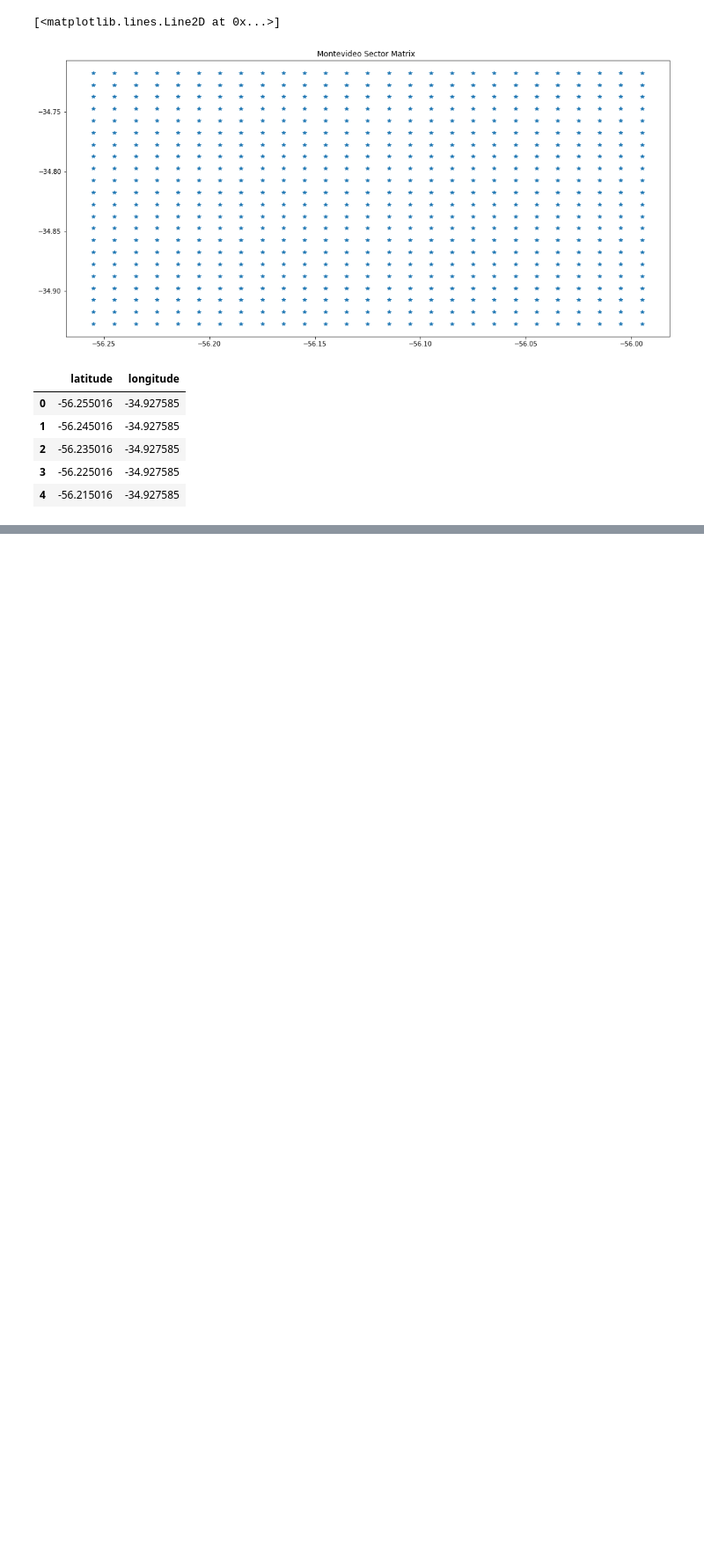
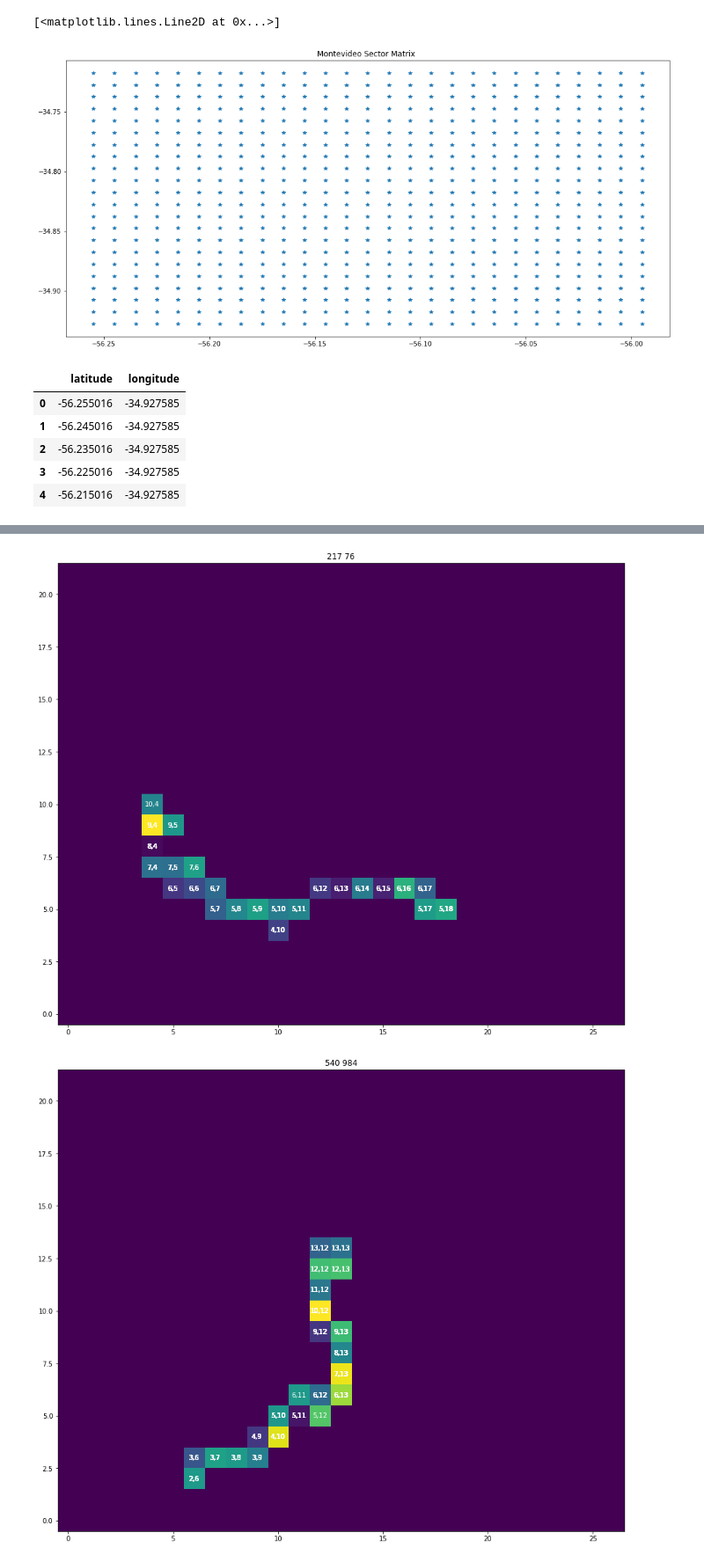
Before and after one commit to Mazzanicolas/TEA, a Jupyter notebook: notebooks/4 - Attribute Generation II.ipynb, the cells around one changed output, grey strips where cells are left out. Shown: that part at 88% size. Saved outputs shown, nothing was run; the diff lists cells and outputs as text; code cells hidden in the pictures; blank space fills up the shorter version.

```diff
--- a/notebooks/4 - Attribute Generation II.ipynb
+++ b/notebooks/4 - Attribute Generation II.ipynb
@@ -97,27 +99,31 @@ def get_position_in_matrix(orig_lat, orig_long, dest_lat, dest_long, step = 0.01
             break
     return section
 
-def show_matrix(line, r=22,c=27):
+def show_matrix(line, r=22,c=27, show_speed=False):
+    positions, speeds = get_matrix_positions(line)
+    matrix = np.zeros((r,c))
+    fig, ax = plt.subplots()
+    plt.title(str(line.line.iloc[0])+' '+str(line.id.iloc[0]))
+    for index, point in enumerate(positions):
+        matrix[point[0]][point[1]] = speeds[index]
+        if show_speed:
+            _ = round(speeds[index],0)
+        else:
+            _ = str('{0},{1}'.format(str(point[0]),str(point[1])))
+        ax.text(point[1], point[0], _, ha="center", va="center", color="w")
+
+    ax.imshow(matrix, origin='lower')
+    plt.show()
+    return positions
+
+def get_matrix_positions(line):
     positions = []
+    speeds    = []
     for row in line.itertuples():
         position = get_position_in_matrix(row.latitude,
                                           row.longitude,
                                           row.next_latitude,
                                           row.next_longitude)
         positions.append(position)
-    speeds = line.speed
-    matrix = np.zeros((r,c))
-
-    fig, ax = plt.subplots()
-    for index, point in enumerate(positions):
-        matrix[point[0]][point[1]] = speeds[index]
-        ax.text(point[0], point[1], round(speeds[index],0),
-                       ha="center", va="center", color="w")
-
-    ax.imshow(matrix[::-1])
-#     plt.matshow(matrix[::-1])#,fignum=1)
-    plt.show()
+        speeds.append(row.speed)
+    return positions, speeds
-# %%
-matplotlib.rcParams['figure.figsize'] = [20, 14]
-line_217 = data.query('line==217 & id==76')
-show_matrix(line_217)
@@ -125,0 +132,8 @@ show_matrix(line_217)
+# %%
+matplotlib.rcParams['figure.figsize'] = [15.4, 18.9]
+unique_lines = data.line.unique()
+for line in unique_lines[:5]:
+    p = show_matrix(data.query('line == {0}'.format(line)))
+# %% [output]
+[figure, added]
+[figure, added]
```
Also changed, not shown: parts of 10 cells of this notebook, 2 other files.
